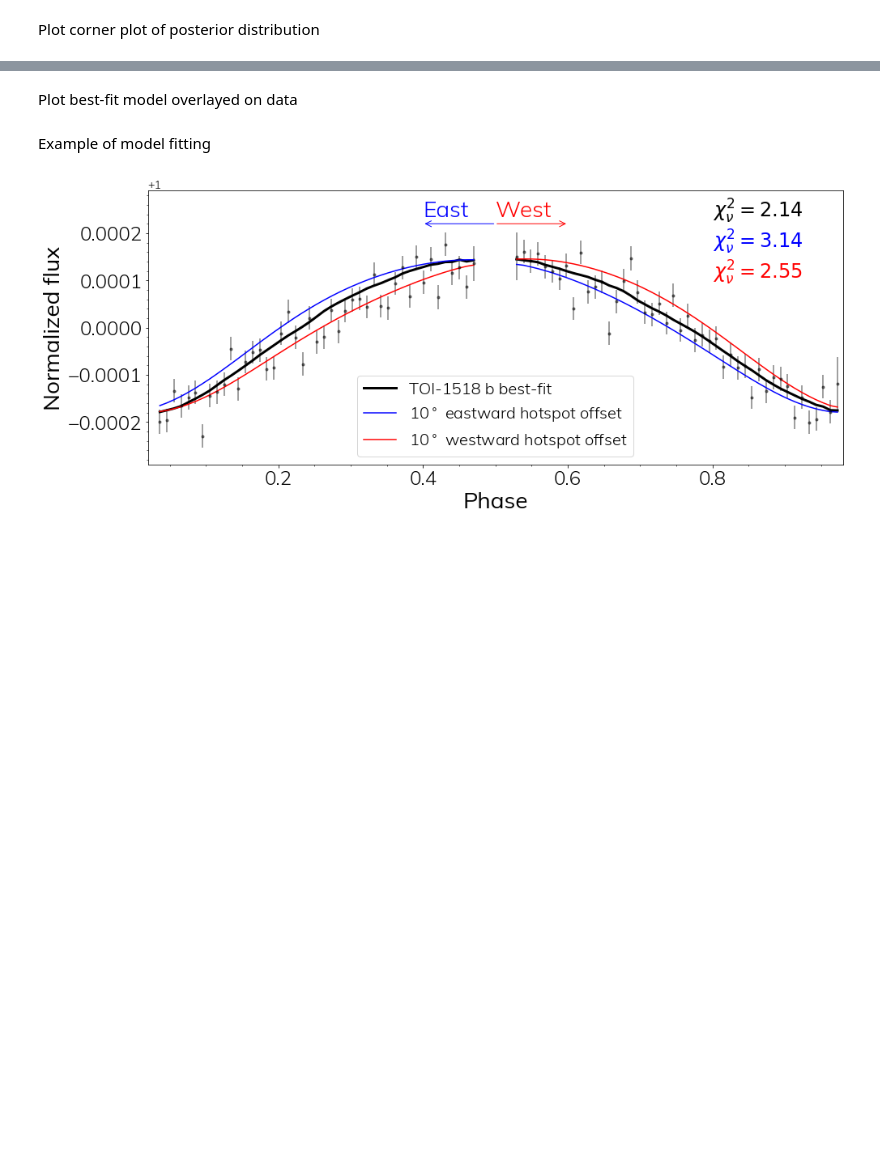
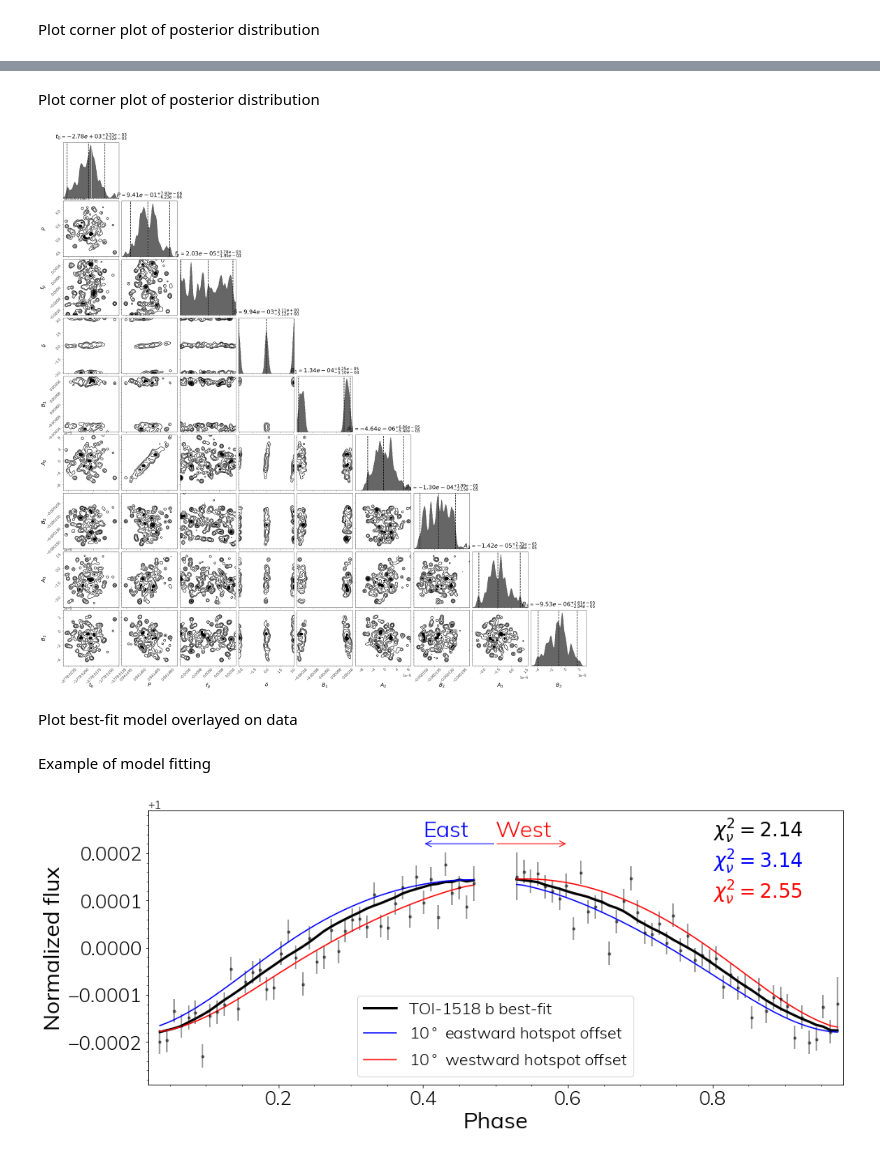
Before and after one commit to apaiasno/TESSPhaseCurves, a Jupyter notebook: TESSPhaseCurve_ModelFitting.ipynb, the cells around one changed output, grey strips where cells are left out. Cells and saved outputs as stored; diff of their text form; code cells hidden in the pictures; blank space fills up the shorter version.

```diff
--- a/TESSPhaseCurve_ModelFitting.ipynb
+++ b/TESSPhaseCurve_ModelFitting.ipynb
@@ -172,10 +312,26 @@ Plot corner plot of posterior distribution
+# %% [markdown]
+Plot corner plot of posterior distribution
 # %%
 # Restore sampler
-# sampler = NestedSampler.restore(''.join(planet_name.split())+'_sector'+str(sector)+'_v1.save')
+sampler = NestedSampler.restore(''.join(planet_name.split())+'_sector'+str(sector)+'_v1.save')
 
 # Save the results from running the sampler
 res = sampler.results
 
 # Extract the 50th percentile parameter samples as best fit parameters
 params_best = np.array([dynesty.utils.quantile(res.samples[:, i], 0.50,
                                               weights=res.importance_weights())[0] for i in range(ndim)])
+
+### Corner plot ###
+
+truths = (P.value, t_0.value, None, None, None, None, None, None, None, None)
+# labels = [r'$t_0$', r'$P$',  r'$\Pi$', r'$\alpha$', r'$\beta$', r'$f_p$', r'$\delta$',
+#           r'$B_1$', r'$A_2$', r'$B_2$', r'$A_3$', r'$B_3$']
+labels = [r'$t_0$', r'$P$',  r'$f_p$', r'$\delta$',
+          r'$B_1$', r'$A_2$', r'$B_2$', r'$A_3$', r'$B_3$']
+
+fig, axes = dyplot.cornerplot(res, show_titles=True, title_fmt='0.2e',
+                              title_kwargs={'y': 1.04}, labels=labels,
+                              fig=plt.subplots(ndim, ndim, figsize=(30, 30)))
+# %% [output]
+[figure, added]
```
Also changed, not shown: parts of 13 cells of this notebook, 1 other file.
